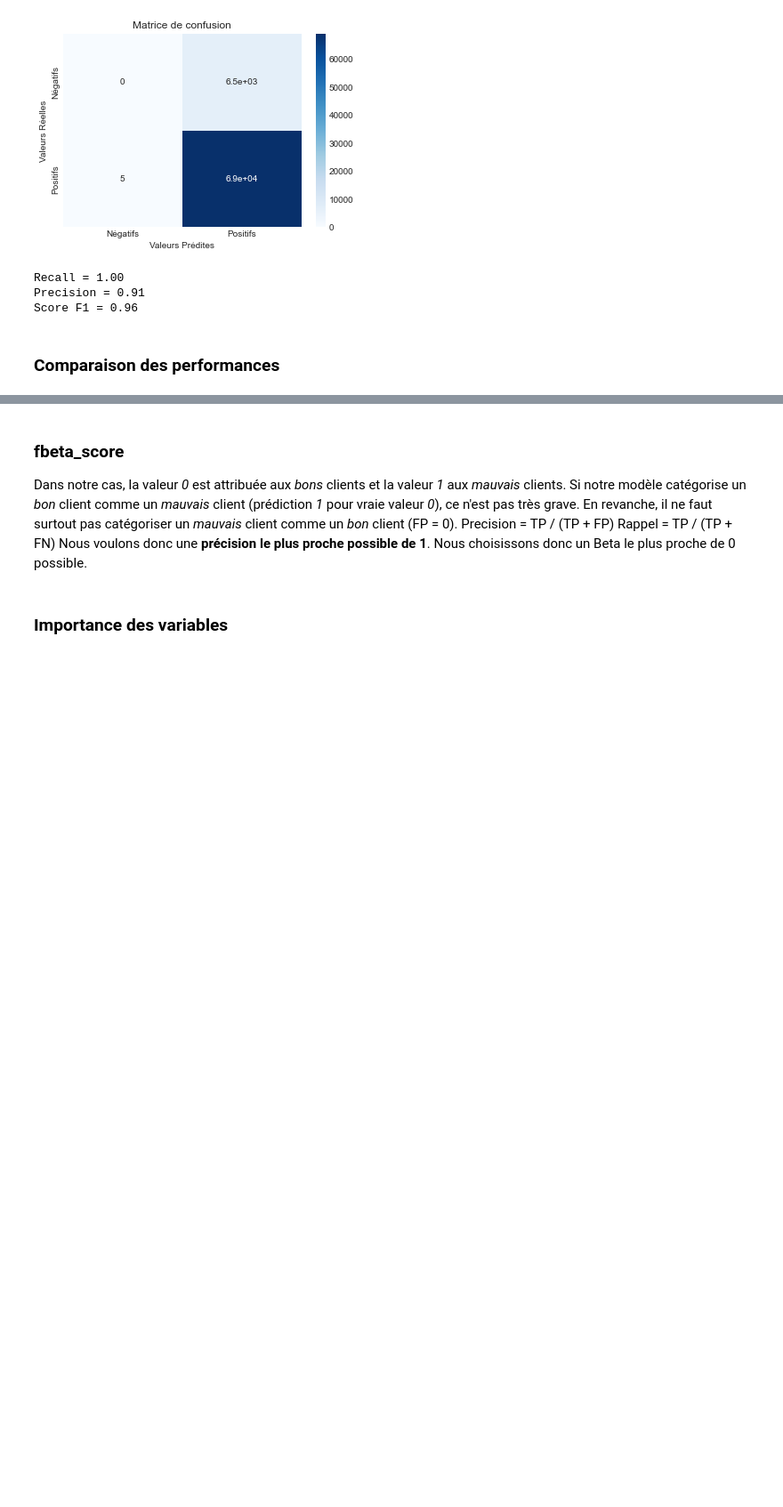
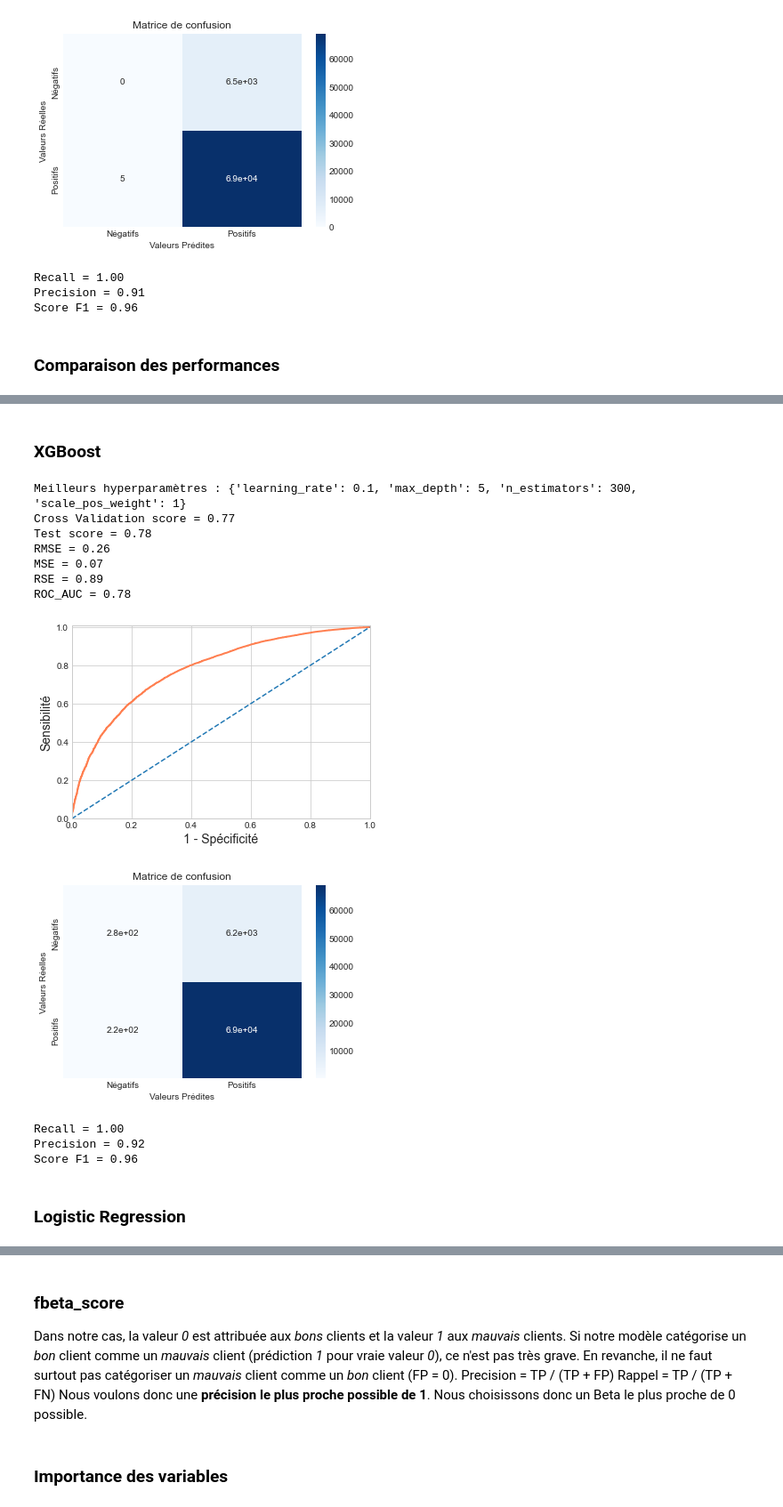
Before and after one commit to charlottemllt/Implementation-d-un-modele-de-scoring, a Jupyter notebook: Dossier Code/P7_02_NotebookModelisation.ipynb, the cells around one changed output, grey strips where cells are left out. Shown at 89% size. Cells and saved outputs as stored; diff of their text form; code cells hidden in the pictures; blank space fills up the shorter version.

```diff
--- a/Dossier Code/P7_02_NotebookModelisation.ipynb
+++ b/Dossier Code/P7_02_NotebookModelisation.ipynb
@@ -475,0 +469,3 @@ df_score.head()
+# %%
+Smote = SMOTE(sampling_strategy=0.5)
+X_SMOTE, y_SMOTE = Smote.fit_resample(X_train_preprocessed, y_train)
@@ -475,0 +478,11 @@ df_score.head()
+# %%
+RF_SMOTE = GridSearchCV(RandomForestClassifier(random_state=0),
+                        param_grid=param_RF,
+                        cv=cv_strat,
+                        scoring='roc_auc',
+                        verbose=3)
+
+RF_SMOTE.fit(X_SMOTE, y_SMOTE)
+# RF_SMOTE = joblib.load('RF_SMOTE.joblib')
+
+prediction_RF_SMOTE = RF_SMOTE.predict_proba(X_test_preprocessed)
@@ -475,0 +498,11 @@ df_score.head()
+# %%
+LGBM_SMOTE = GridSearchCV(LGBMClassifier(random_state=0),
+                          param_grid=param_LGBM,
+                          cv=cv_strat,
+                          scoring='roc_auc',
+                          verbose=3)
+
+LGBM_SMOTE.fit(X_SMOTE, y_SMOTE)
+# LGBM_SMOTE = joblib.load('LGBM_SMOTE.joblib')
+
+prediction_LGBM_SMOTE = LGBM_SMOTE.predict_proba(X_test_preprocessed)
@@ -475,0 +516,30 @@ df_score.head()
+# %% [markdown]
+### XGBoost
+# %%
+XGB_SMOTE = GridSearchCV(XGBClassifier(random_state=0),
+                         param_grid=param_XGB,
+                         cv=cv_strat,
+                         scoring='roc_auc',
+                         verbose=3)
+
+XGB_SMOTE.fit(X_SMOTE, y_SMOTE)
+# XGB_SMOTE = joblib.load('XGB_SMOTE.joblib')
+
+prediction_XGB_SMOTE = XGB_SMOTE.predict_proba(X_test_preprocessed)
+# %%
+print('Meilleurs hyperparamètres : ' + str(XGB_SMOTE.best_params_))
+
+perf_XGB_SMOTE = Performances(XGB_SMOTE, X_test_preprocessed, y_test, prediction_XGB_SMOTE[:, 1])
+# %% [output]
+Meilleurs hyperparamètres : {'learning_rate': 0.1, 'max_depth': 5, 'n_estimators': 300, 'scale_pos_weight': 1}
+Cross Validation score = 0.77
+Test score = 0.78
+RMSE = 0.26
+MSE = 0.07
+RSE = 0.89
+ROC_AUC = 0.78
+[figure, added]
+[figure, added]
+Recall = 1.00
+Precision = 0.92
+Score F1 = 0.96
@@ -475,0 +549,2 @@ df_score.head()
+# %% [markdown]
+### Logistic Regression
```
Also changed, not shown: parts of 63 cells of this notebook.
